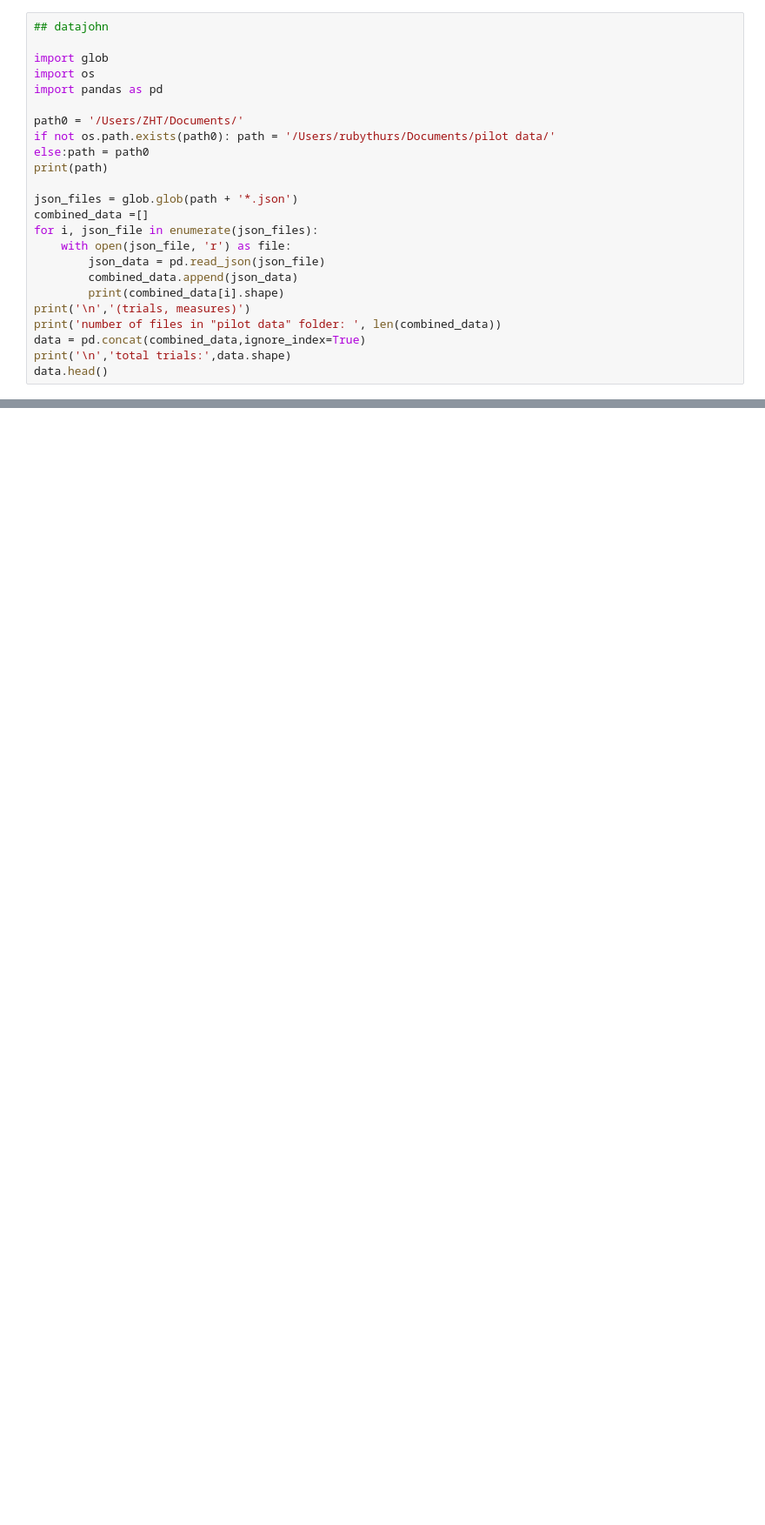
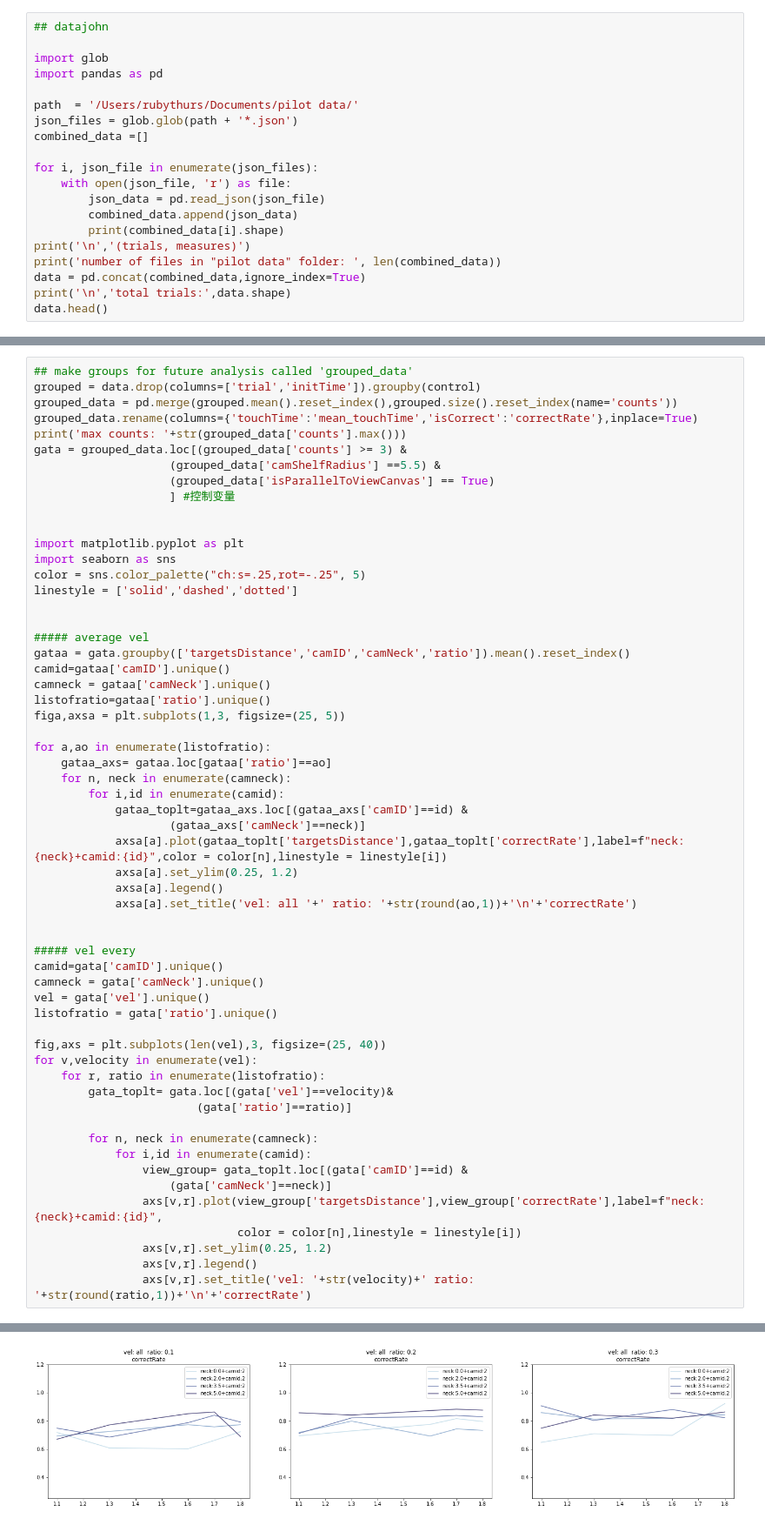
Before and after one commit to ZHTis/count, a Jupyter notebook: datajohn/datajohn.ipynb, the cells around one changed output, grey strips where cells are left out. Shown at 87% size. Drawn from its saved outputs; the diff is of its cells as text; blank space fills up the shorter version.

```diff
--- a/datajohn/datajohn.ipynb
+++ b/datajohn/datajohn.ipynb
@@ -2,16 +2,12 @@
 ## datajohn
 
 import glob
-import os
 import pandas as pd
 
-path0 = '/Users/ZHT/Documents/'
-if not os.path.exists(path0): path = '/Users/rubythurs/Documents/pilot data/'
-else:path = path0
-print(path)
-
+path  = '/Users/rubythurs/Documents/pilot data/'
 json_files = glob.glob(path + '*.json')
 combined_data =[]
+
 for i, json_file in enumerate(json_files):
     with open(json_file, 'r') as file:
         json_data = pd.read_json(json_file)
@@ -42,0 +69,59 @@ for i in control:
+# %%
+## make groups for future analysis called 'grouped_data'
+grouped = data.drop(columns=['trial','initTime']).groupby(control)
+grouped_data = pd.merge(grouped.mean().reset_index(),grouped.size().reset_index(name='counts'))
+grouped_data.rename(columns={'touchTime':'mean_touchTime','isCorrect':'correctRate'},inplace=True)
+print('max counts: '+str(grouped_data['counts'].max()))
+gata = grouped_data.loc[(grouped_data['counts'] >= 3) &
+                    (grouped_data['camShelfRadius'] ==5.5) &
+                    (grouped_data['isParallelToViewCanvas'] == True)
+                    ] #控制变量
+
+
+import matplotlib.pyplot as plt
+import seaborn as sns
+color = sns.color_palette("ch:s=.25,rot=-.25", 5)
+linestyle = ['solid','dashed','dotted']
+
+
+##### average vel
+gataa = gata.groupby(['targetsDistance','camID','camNeck','ratio']).mean().reset_index()
+camid=gataa['camID'].unique()
+camneck = gataa['camNeck'].unique()
+listofratio=gataa['ratio'].unique()
+figa,axsa = plt.subplots(1,3, figsize=(25, 5))
+
+for a,ao in enumerate(listofratio):
+    gataa_axs= gataa.loc[gataa['ratio']==ao]
+    for n, neck in enumerate(camneck):
+        for i,id in enumerate(camid):
+            gataa_toplt=gataa_axs.loc[(gataa_axs['camID']==id) &
+                    (gataa_axs['camNeck']==neck)]
+            axsa[a].plot(gataa_toplt['targetsDistance'],gataa_toplt['correctRate'],label=f"neck:{neck}+camid:{id}",color = color[n],linestyle = linestyle[i])
+            axsa[a].set_ylim(0.25, 1.2)
+            axsa[a].legend()
+            axsa[a].set_title('vel: all '+' ratio: '+str(round(ao,1))+'\n'+'correctRate')
+
+
+##### vel every
+camid=gata['camID'].unique()
+camneck = gata['camNeck'].unique()
+vel = gata['vel'].unique()
+listofratio = gata['ratio'].unique()
+
+fig,axs = plt.subplots(len(vel),3, figsize=(25, 40))
+for v,velocity in enumerate(vel):
+    for r, ratio in enumerate(listofratio):
+        gata_toplt= gata.loc[(gata['vel']==velocity)&
+                        (gata['ratio']==ratio)]
+
+        for n, neck in enumerate(camneck):
+            for i,id in enumerate(camid):
+                view_group= gata_toplt.loc[(gata['camID']==id) &
+                    (gata['camNeck']==neck)]
+                axs[v,r].plot(view_group['targetsDistance'],view_group['correctRate'],label=f"neck:{neck}+camid:{id}",
+                              color = color[n],linestyle = linestyle[i])
+                axs[v,r].set_ylim(0.25, 1.2)
+                axs[v,r].legend()
+                axs[v,r].set_title('vel: '+str(velocity)+' ratio: '+str(round(ratio,1))+'\n'+'correctRate')
+# %% [output]
@@ -42,0 +129 @@ for i in control:
+[figure, added]
```
Also changed, not shown: parts of 5 cells of this notebook.
